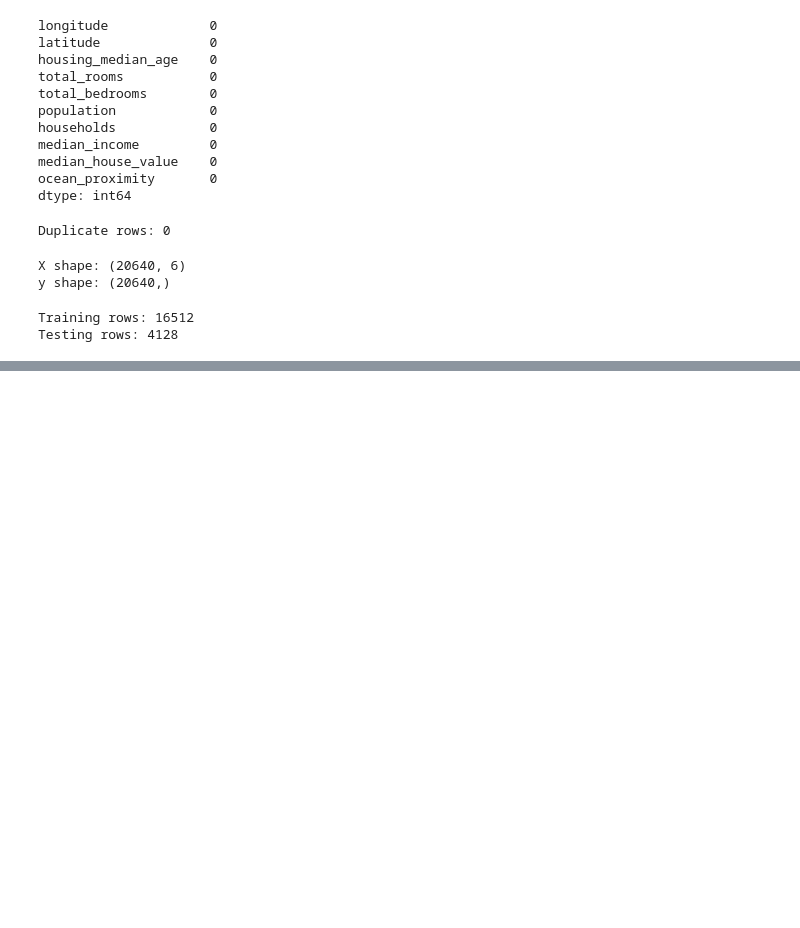
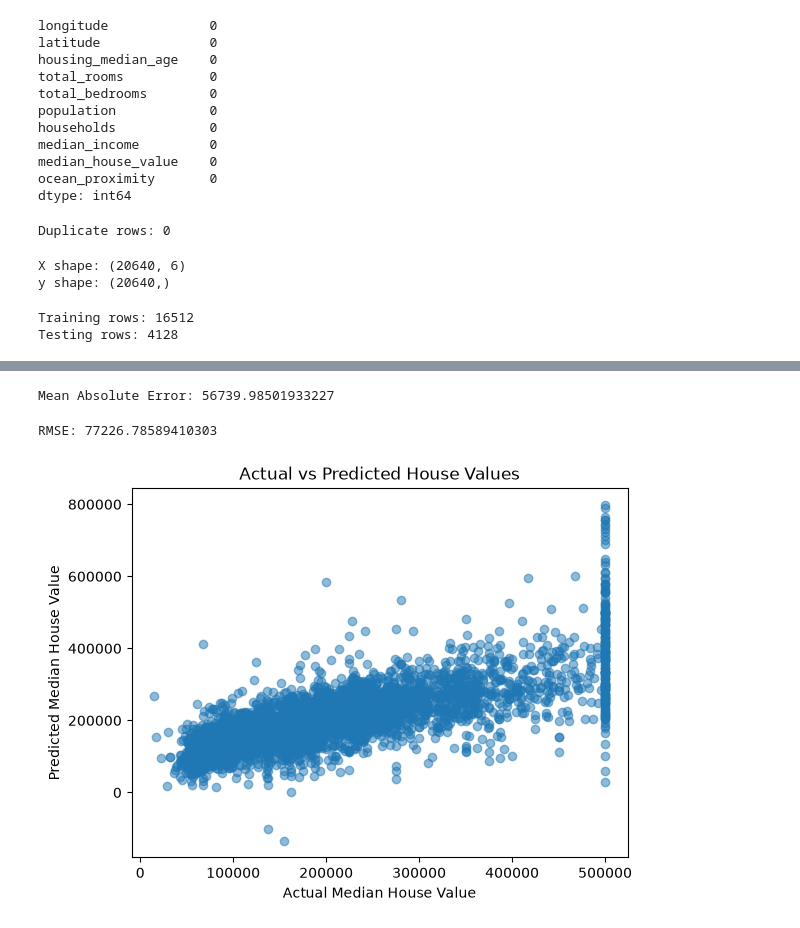
Before and after one commit to divyadn-analytics/SQL-Practice, a Jupyter notebook: housing_predictprice.ipynb, the cells around one changed output, grey strips where cells are left out. Drawn from its saved outputs; the diff is of its cells as text; code cells hidden in the pictures; blank space fills up the shorter version.

```diff
--- a/housing_predictprice.ipynb
+++ b/housing_predictprice.ipynb
@@ -111,9 +111,3 @@ print("Testing rows:", len(X_test))
 # %% [output]
 Training rows: 16512
 Testing rows: 4128
-# %%
-model1 = LinearRegression()
-model1.fit(X_train, y_train)
-
-print("Model 1 trained!")
-print(f"Formula: Close = {model1.intercept_:.2f} + {model1.coef_[0]:.2f} * Open")
@@ -128,0 +141,2 @@ model.fit(X_train, y_train)
+# %%
+y_pred = model.predict(X_test)
@@ -128,0 +192,27 @@ model.fit(X_train, y_train)
+# %%
+from sklearn.metrics import mean_absolute_error
+
+mae = mean_absolute_error(y_test, y_pred)
+
+print("Mean Absolute Error:", mae)
+# %% [output]
+Mean Absolute Error: 56739.98501933227
+# %%
+from sklearn.metrics import mean_squared_error
+
+rmse = mean_squared_error(y_test, y_pred) ** 0.5
+
+print("RMSE:", rmse)
+# %% [output]
+RMSE: 77226.78589410303
+# %%
+import matplotlib.pyplot as plt
+
+plt.scatter(y_test, y_pred, alpha=0.5)
+plt.xlabel("Actual Median House Value")
+plt.ylabel("Predicted Median House Value")
+plt.title("Actual vs Predicted House Values")
+
+plt.show()
+# %% [output]
+[figure, added]
```
Also changed, not shown: parts of 15 cells of this notebook.
